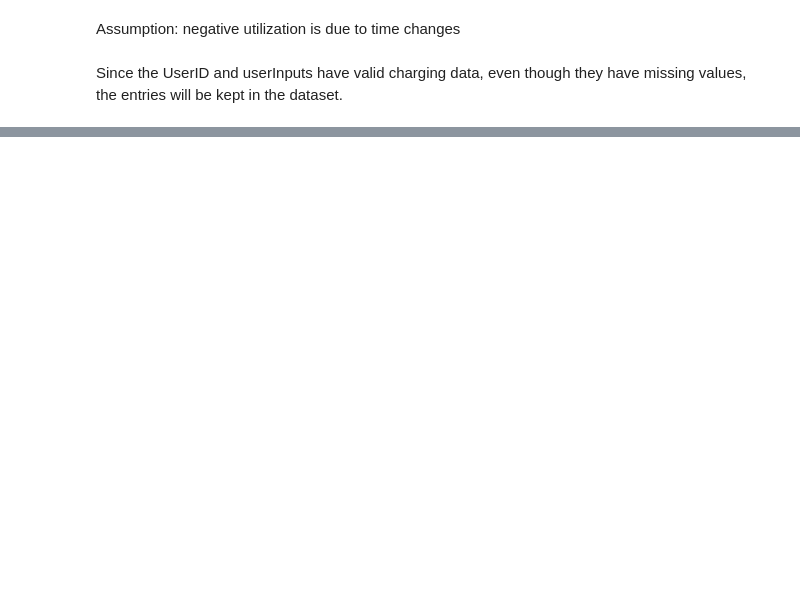
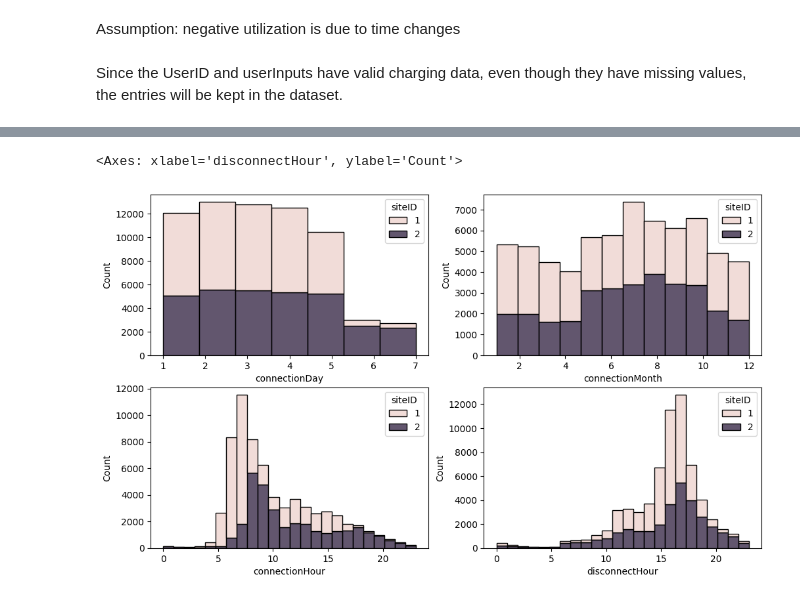
Before and after one commit to linusslange/AnalyticsAndApplications, a Jupyter notebook: LM_Exercise.ipynb, the cells around one changed output, grey strips where cells are left out. Cells and saved outputs as stored; diff of their text form; code cells hidden in the pictures; blank space fills up the shorter version.

```diff
--- a/LM_Exercise.ipynb
+++ b/LM_Exercise.ipynb
@@ -209,0 +302,10 @@ Since the UserID and userInputs have valid charging data, even though they have
+# %%
+charg_set["localConnectionTime"] = charg_set["connectionTime"].dt.tz_convert("America/Los_Angeles")
+charg_set["localDisconnectTime"] = charg_set["disconnectTime"].dt.tz_convert("America/Los_Angeles")
+
+charg_set["connectionDay"] = charg_set["localConnectionTime"].dt.dayofweek + 1
+charg_set["connectionMonth"] = charg_set["localConnectionTime"].dt.month
+charg_set["connectionHour"] = charg_set["localConnectionTime"].dt.hour
+charg_set["disconnectHour"] = charg_set["localDisconnectTime"].dt.hour
+
+charg_set[["connectionHour", "connectionDay", "connectionMonth", "disconnectHour"]].describe()
@@ -209,0 +322,11 @@ Since the UserID and userInputs have valid charging data, even though they have
+# %%
+plt.rcParams["figure.figsize"] = [12.00, 7]
+
+fig, axis = plt.subplots(2, 2)
+sns.histplot(charg_set, x="connectionDay", hue="siteID", bins=7, ax=axis[0, 0], multiple="stack")
+sns.histplot(charg_set, x="connectionMonth", hue="siteID", bins=12, ax=axis[0, 1], multiple="stack")
+sns.histplot(charg_set, x="connectionHour", hue="siteID", bins=24, ax=axis[1, 0], multiple="stack")
+sns.histplot(charg_set, x="disconnectHour", hue="siteID", bins=24, ax=axis[1, 1], multiple="stack")
+# %% [output]
+<Axes: xlabel='disconnectHour', ylabel='Count'>
+[figure, added]
```
Also changed, not shown: parts of 41 cells of this notebook.
